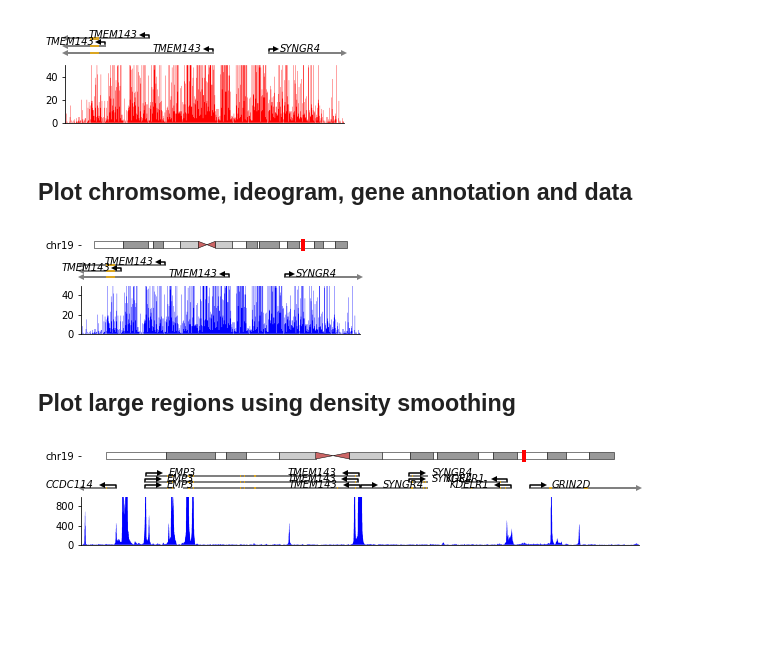
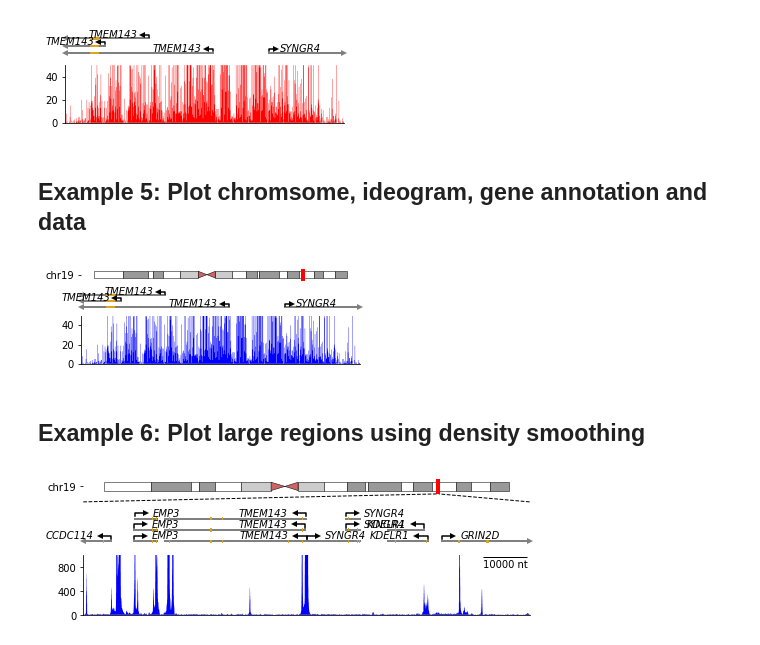
Before and after one commit to vierstralab/genome-tools, a Jupyter notebook: examples/UsageExamples.ipynb, the cells around one changed output. Cells and saved outputs as stored; diff of their text form; code cells hidden in the pictures; blank space fills up the shorter version.

Commit message:
Added functionality to connectors module

```diff
--- a/examples/UsageExamples.ipynb
+++ b/examples/UsageExamples.ipynb
@@ -120,7 +121,7 @@ track.render(ax)
 # %% [output]
 [figure]
 # %% [markdown]
-## Plot chromsome, ideogram, gene annotation and data
+## Example 5: Plot chromsome, ideogram, gene annotation and data
 # %%
 from genome_tools.plotting import gencode_annotation_track
 
@@ -146,33 +147,38 @@ track.render(ax)
 # %% [output]
 [figure]
 # %% [markdown]
-## Plot large regions using density smoothing
+## Example 6: Plot large regions using density smoothing
 # %%
 interval_lg = interval.widen(50000)
 
-cuts=data[interval_lg.widen(1)]
-summed_cuts=(cuts['+'][1:] + cuts['-'][:-1])[:-1]
+cuts_lg=data[interval_lg.widen(1)]
+summed_cuts_lg=(cuts_lg['+'][1:] + cuts_lg['-'][:-1])[:-1]
 # %%
 from genome_tools.plotting import gencode_annotation_track
+from genome_tools.plotting import connectors
 
 fig=plt.figure()
-fig.set_size_inches(10, 1.75)
+fig.set_size_inches(8, 2.5)
 
-gs=gridspec.GridSpec(3, 1, height_ratios=[0.25, 0.5, 1])
+gs=gridspec.GridSpec(3, 1, height_ratios=[0.25, 0.75, 1])
 
 # Chromosome ideogram
-ax=fig.add_subplot(gs[0,0])
-plotting.ideogram().render(ax, interval_lg.chrom, interval_lg.start)
+ax_ideogram=fig.add_subplot(gs[0,0])
+plotting.ideogram().render(ax_ideogram, interval_lg.chrom, interval_lg.start)
 
 # GENCODE gene annotation track
-ax=fig.add_subplot(gs[1,0])
+ax_gencode=fig.add_subplot(gs[1,0])
 track=gencode_annotation_track(interval_lg)
 track.load_data("/home/jvierstra/data/genomes/hg38/gencode.v25.chr_patch_hapl_scaff.basic.annotation.gff3.gz")
-track.render(ax)
+track.render(ax_gencode)
 
 # DNase I per-nucleotide cleavage data
 ax=fig.add_subplot(gs[2,0])
-track=continuous_data_track(interval_lg, summed_cuts, density=True, fill_between=0, min=0, max=1000)
+track=continuous_data_track(interval_lg, summed_cuts_lg, density=True, fill_between=0, min=0, max=1000, scale_bar=10000)
 track.render(ax)
+
+
+#call-out zoom effect between ideogram and gene annotation track
+c1, c2, b1,b2, p = connectors.zoom_effect(ax_gencode, ax_ideogram, ls='--', facecolor='none')
 # %% [output]
-[figure, old version]
+[figure, new version]
```
Also changed, not shown: parts of 8 cells of this notebook, 5 other files.
